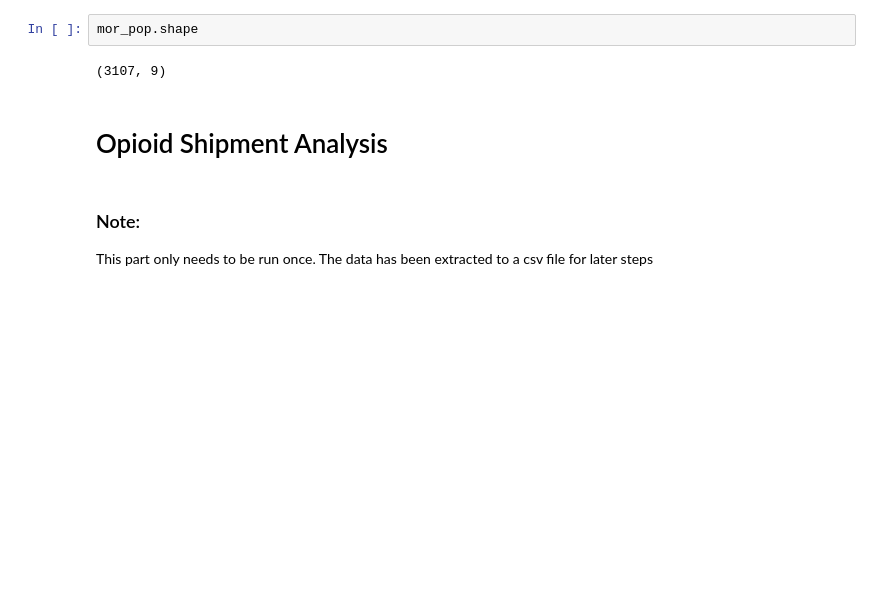
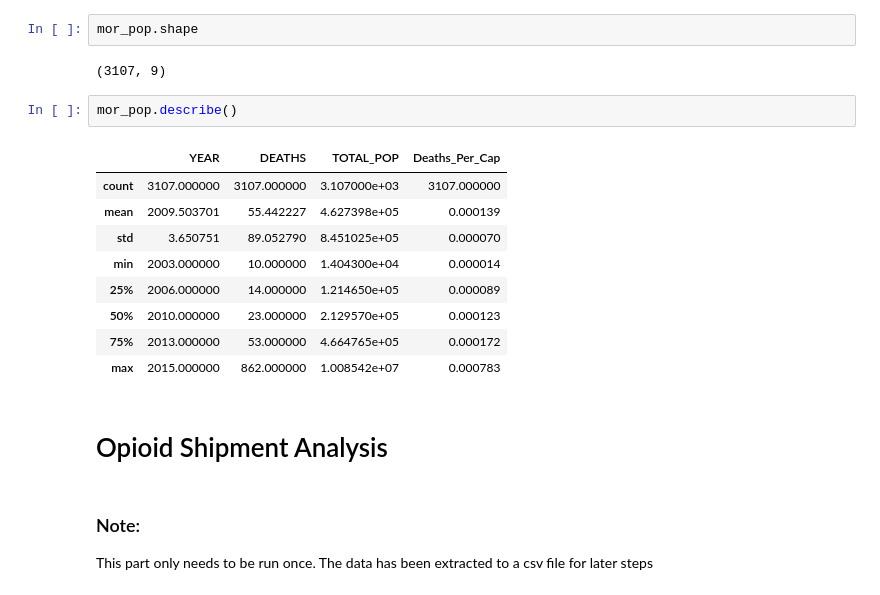
Before and after one commit to MIDS-at-Duke/estimating-impact-of-opioids-2020-vxf, a Jupyter notebook: 10_code/Transform_Data_Plus_Plot.ipynb, the cells around one changed output. Drawn from its saved outputs; the diff is of its cells as text; blank space fills up the shorter version.

```diff
--- a/10_code/Transform_Data_Plus_Plot.ipynb
+++ b/10_code/Transform_Data_Plus_Plot.ipynb
@@ -144,6 +144,18 @@ mor_pop.head()
 mor_pop.shape
 # %% [output]
 (3107, 9)
+# %%
+mor_pop.describe()
+# %% [output]
+|  | YEAR | DEATHS | TOTAL_POP | Deaths_Per_Cap |
+| count | 3107.000000 | 3107.000000 | 3.107000e+03 | 3107.000000 |
+| mean | 2009.503701 | 55.442227 | 4.627398e+05 | 0.000139 |
+| std | 3.650751 | 89.052790 | 8.451025e+05 | 0.000070 |
+| min | 2003.000000 | 10.000000 | 1.404300e+04 | 0.000014 |
+| 25% | 2006.000000 | 14.000000 | 1.214650e+05 | 0.000089 |
+| 50% | 2010.000000 | 23.000000 | 2.129570e+05 | 0.000123 |
+| 75% | 2013.000000 | 53.000000 | 4.664765e+05 | 0.000172 |
+| max | 2015.000000 | 862.000000 | 1.008542e+07 | 0.000783 |
 # %% [markdown]
 # Opioid Shipment Analysis
 # %% [markdown]
```
Also changed, not shown: parts of 1 cell of this notebook.
